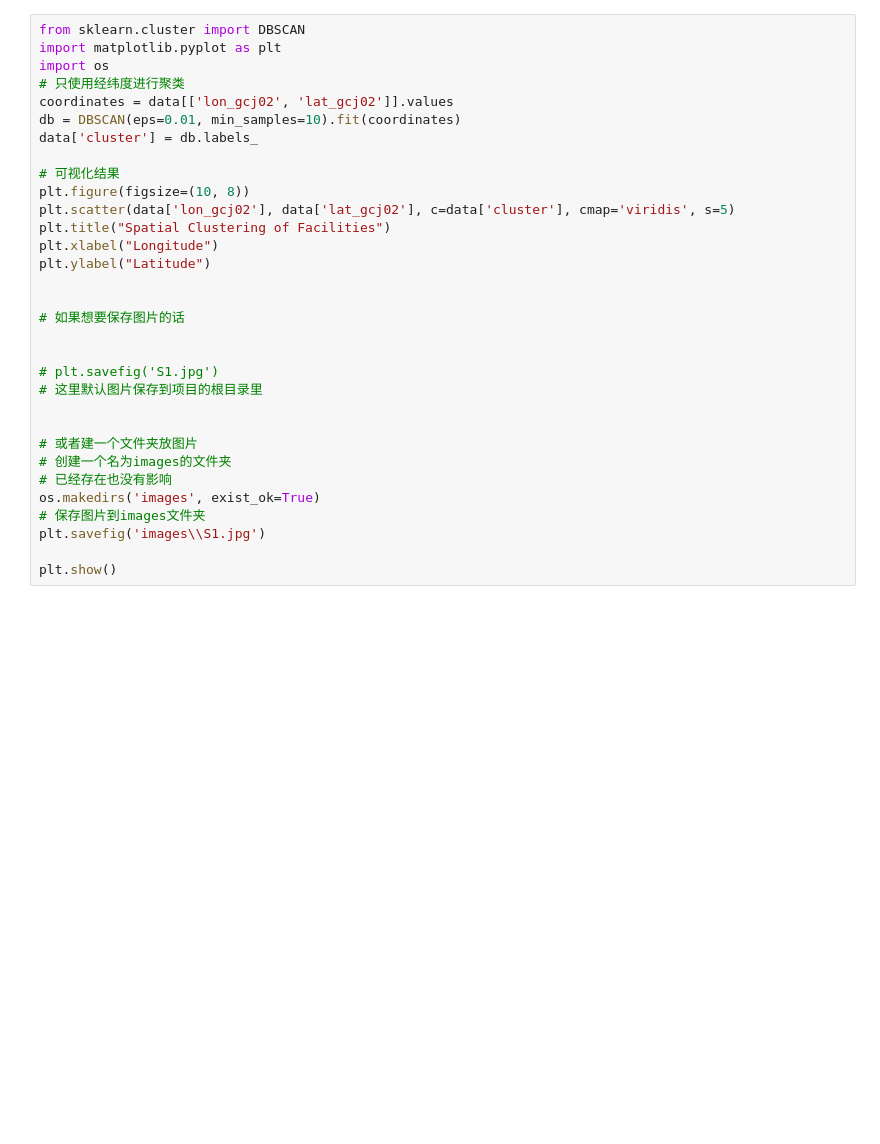
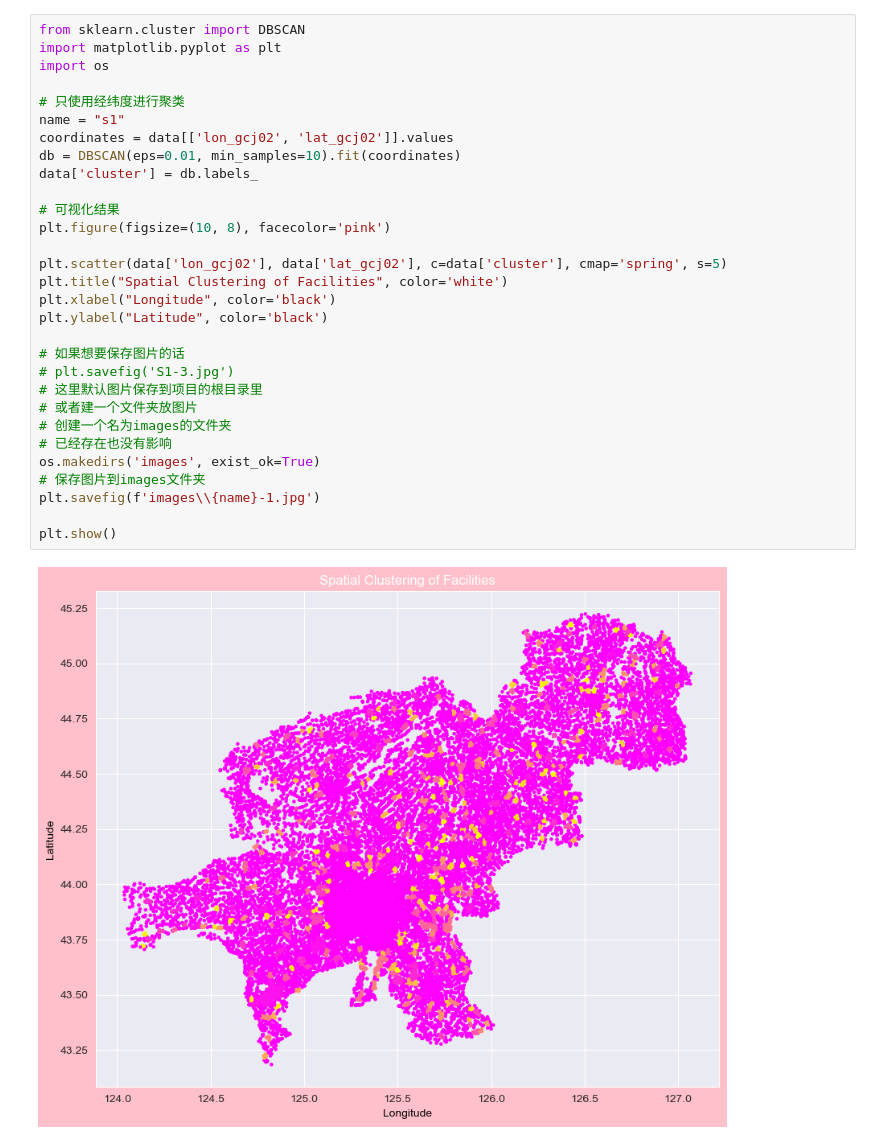
Before and after one commit to shydoors/just-for-playing, a Jupyter notebook: q2.ipynb, the cells around one changed output. Saved outputs shown, nothing was run; the diff lists cells and outputs as text; blank space fills up the shorter version.

```diff
--- a/q2.ipynb
+++ b/q2.ipynb
@@ -64,35 +82,35 @@ print(industry_diversity_count)
 # %%
 from sklearn.cluster import DBSCAN
 import matplotlib.pyplot as plt
 import os
+
 # 只使用经纬度进行聚类
+name = "s1"
 coordinates = data[['lon_gcj02', 'lat_gcj02']].values
 db = DBSCAN(eps=0.01, min_samples=10).fit(coordinates)
 data['cluster'] = db.labels_
 
 # 可视化结果
-plt.figure(figsize=(10, 8))
-plt.scatter(data['lon_gcj02'], data['lat_gcj02'], c=data['cluster'], cmap='viridis', s=5)
-plt.title("Spatial Clustering of Facilities")
-plt.xlabel("Longitude")
-plt.ylabel("Latitude")
+plt.figure(figsize=(10, 8), facecolor='pink')
 
+plt.scatter(data['lon_gcj02'], data['lat_gcj02'], c=data['cluster'], cmap='spring', s=5)
+plt.title("Spatial Clustering of Facilities", color='white')
+plt.xlabel("Longitude", color='black')
+plt.ylabel("Latitude", color='black')
 
 # 如果想要保存图片的话
-
-
-# plt.savefig('S1.jpg')
+# plt.savefig('S1-3.jpg')
 # 这里默认图片保存到项目的根目录里
-
-
 # 或者建一个文件夹放图片
 # 创建一个名为images的文件夹
 # 已经存在也没有影响
 os.makedirs('images', exist_ok=True)
 # 保存图片到images文件夹
-plt.savefig('images\\S1.jpg')
+plt.savefig(f'images\\{name}-1.jpg')
 
 plt.show()
+# %% [output]
+[figure, added]
 # %%
 import seaborn as sns
 import matplotlib.pyplot as plt
```
Also changed, not shown: parts of 4 cells of this notebook, 2 other files.
